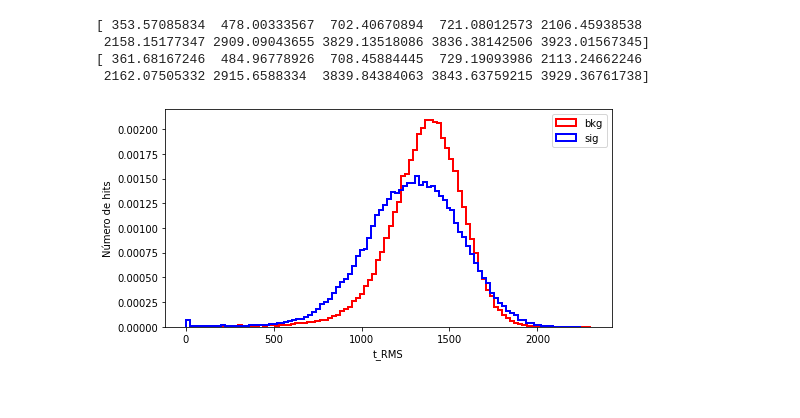
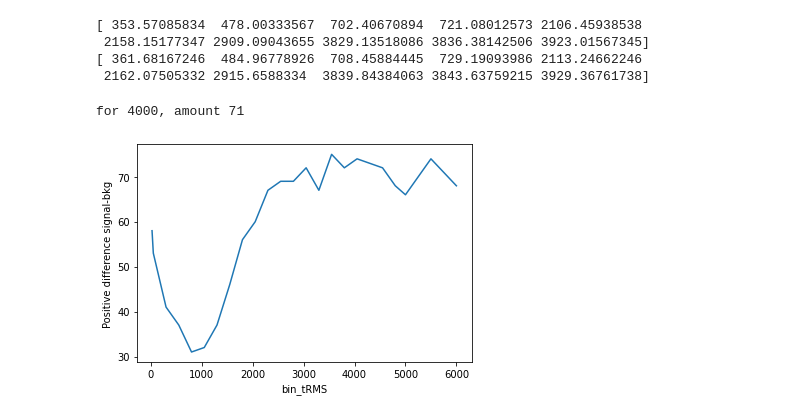
Before and after one commit to halmamol/WCTECoincidence_Analysis, a Jupyter notebook: nHits_count/jupyter_notebooks/TOF.ipynb, the cells around one changed output. Cells and saved outputs as stored; diff of their text form; code cells hidden in the pictures.

```diff
--- a/nHits_count/jupyter_notebooks/TOF.ipynb
+++ b/nHits_count/jupyter_notebooks/TOF.ipynb
@@ -58,30 +58,37 @@ print(times_branch_modified_chargesTT[0][:10])
 [ 361.68167246  484.96778926  708.45884445  729.19093986 2113.24662246
  2162.07505332 2915.6588334  3839.84384063 3843.63759215 3929.36761738]
 # %%
-bin_hits = 5000  #dividing windows along 270000 ns
+umbral = 0
+bin_hits = 4000
+
 times_array = np.arange(0, 270000+1, bin_hits, dtype=int)
 
-t_RMS_TOF = np.zeros((tree.num_entries * len(times_array)))
+t_RMS_TOF = np.concatenate([functions_spills.time_RMS_fun(times, bin_hits) for times in times_TOF_filtered])
+t_RMS_sig_TOF = np.concatenate([functions_spills.time_RMS_fun(times, bin_hits) for times in times_TOF_filtered_sig])
 
-for i, (times, event_number) in enumerate(zip(times_TOF_filtered, event_number_branch)):
+# Calcula los histogramas (ambos con los mismos bins)
+counts1, bins = np.histogram(t_RMS_TOF[~np.isnan(t_RMS_TOF)], bins=100, density=True)
+counts2, _ = np.histogram(t_RMS_sig_TOF[~np.isnan(t_RMS_sig_TOF)], bins=bins, density=True)
 
-    t_RMS_TOF[i*len(times_array): (i+1)*len(times_array)] = functions_spills.time_RMS_fun(times, bin_hits)
+# Resta los histogramas
+diff = counts2 - counts1
 
-
-t_RMS_sig_TOF = np.zeros((tree_sig.num_entries * len(times_array)))
-
-for i, (times, event_number) in enumerate(zip(times_TOF_filtered_sig, event_number_branch_sig)):
-
-    t_RMS_sig_TOF[i*len(times_array): (i+1)*len(times_array)] = functions_spills.time_RMS_fun(times, bin_hits)
+print(f"for {bin_hits}, amount {np.sum(diff > umbral)}")
+# %% [output]
+for 4000, amount 71
-# %%
-plt.figure(figsize=(8, 4))
-plt.hist(t_RMS, bins=100, color='red', histtype='step', linewidth=2, label='bkg', density=True)
-plt.hist(t_RMS_sig, bins=100, color='blue', histtype='step', linewidth=2, label='sig', density=True)
-plt.xlabel('t_RMS')
-plt.ylabel('Número de hits')
-plt.legend()
-#plt.yscale('log')
-plt.show()
-# %% [output]
-[figure, removed]
+# %%
+amount_diff = [58, 53, 41, 37, 31, 32, 37, 46, 56, 60, 67, 69, 69, 72, 67, 75, 72, 74, 73, 72, 68]
+bins_list = np.arange(50, 5000, 250)
+bins_list = np.insert(bins_list, 0, 25)
+
+amount_diff.extend([66, 74, 68])      # Cambia los valores por los que quieras añadir
+bins_list = np.append(bins_list, [5000, 5500, 6000])  # Añade los valores de x correspondientes
+
+plt.figure()
+plt.plot(bins_list, amount_diff)
+plt.xlabel("bin_tRMS")
+plt.ylabel("Positive difference signal-bkg")
+plt.show()
+# %% [output]
+[figure, added]
 # %%
```
Also changed, not shown: parts of 10 cells of this notebook, 3 other files.
